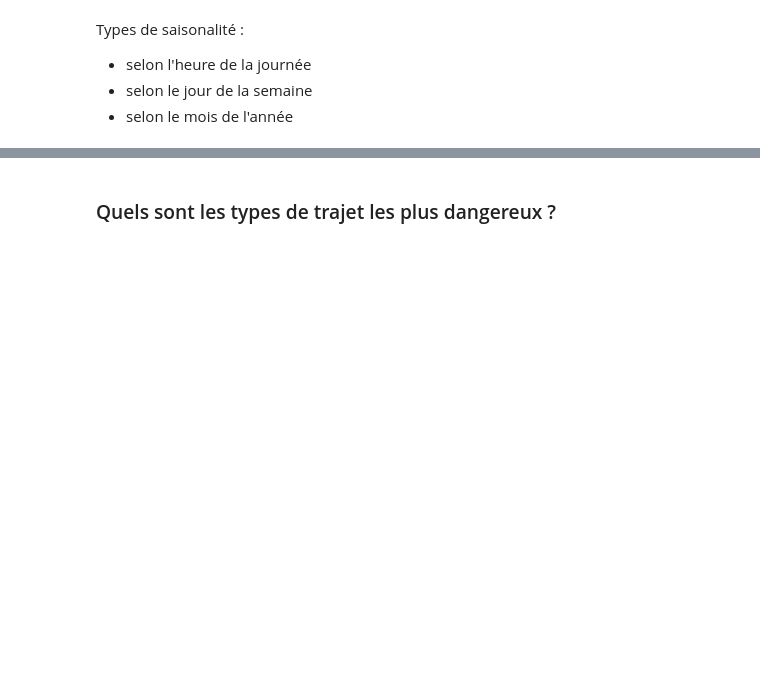
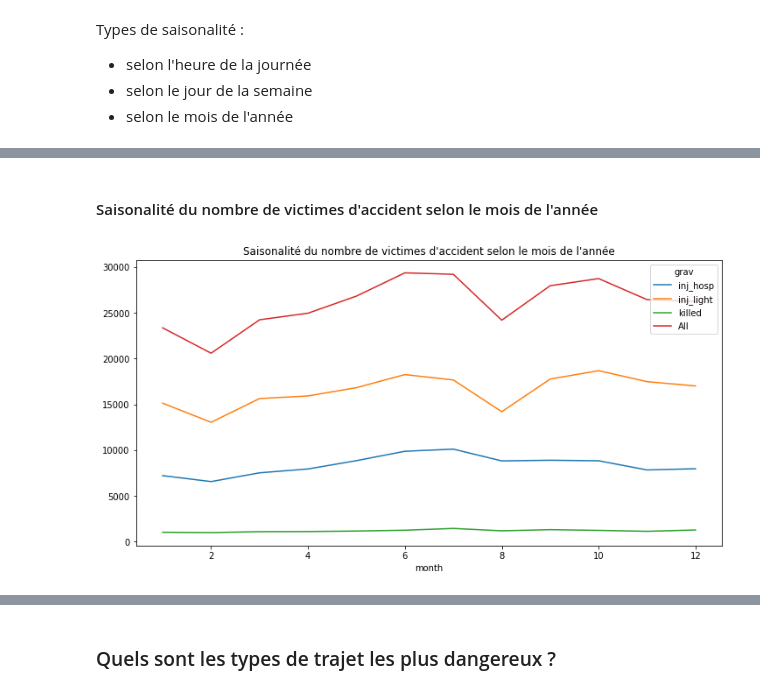
Before and after one commit to thomas-marquis/datascience-securite-routiere, a Jupyter notebook: notebooks/1.2-tm-accidents-exploration.ipynb, the cells around one changed output, grey strips where cells are left out. Saved outputs shown, nothing was run; the diff lists cells and outputs as text; code cells hidden in the pictures; blank space fills up the shorter version.

```diff
--- a/notebooks/1.2-tm-accidents-exploration.ipynb
+++ b/notebooks/1.2-tm-accidents-exploration.ipynb
@@ -406,20 +313,0 @@ format/carac.csv: 236756 lines loaded (18.52)Mb
-# %%
-import plotly.express as px
-
-acc = pd.merge(carac, usag, on='Num_Acc', how='inner')
-acc['age'] = acc['year'] - acc['an_nais']
-
-# px.bar(acc.groupby(by=['age', 'year', 'grav']).count().reset_index(),
-#        x='age', y='Num_Acc', facet_row='year', facet_col='grav')
-
-acc_by_age = acc\
-    .groupby(by=['age', 'year', 'grav'])\
-    .count()\
-    .reset_index()\
-    .loc[:, ['age', 'year', 'grav', 'Num_Acc']]\
-    .rename(columns={'Num_Acc': 'count'})
-acc_by_age['count'] = acc_by_age['count'].fillna(0)
-pd.crosstab(index=acc_by_age['age'], columns=acc_by_age['grav'],
-            values=acc_by_age['count'], aggfunc=sum)\
-    .drop(['safe'], axis=1)\
-    .plot.bar(stacked=True, color=['orange', 'yellow', 'red'])
@@ -434,7 +378,3 @@ Types de saisonalité :
 - selon l'heure de la journée
 - selon le jour de la semaine
 - selon le mois de l'année
-# %%
-usag = utils.get_dataset(get_path_interim('usag'), inter_dtypes.usag)
-carac = utils.get_dataset(get_path_interim('carac'), inter_dtypes.carac)
-acc = pd.merge(carac, usag, on='Num_Acc', how='inner')
@@ -455,0 +381,6 @@ AttributeError: ignored
+# %%
+users = utils.get_dataset(get_path_interim('users'), acc.dtypes('users'))
+caracs = utils.get_dataset(get_path_interim('caracs'), acc.dtypes('caracs'))
+
+victims = acc.build_victims_dataset(caracs, users)
+victims = victims.loc[victims['grav'] != 'safe', :]
@@ -455,0 +395,11 @@ AttributeError: ignored
+# %% [markdown]
+#### Saisonalité du nombre de victimes d'accident selon le mois de l'année
+# %%
+pd.crosstab(index=victims['month'],
+           columns=victims['grav'],
+           margins=True)\
+    .drop(['All'], axis=0)\
+    .plot.line(figsize=(12, 6), rot=0,
+               title="Saisonalité du nombre de victimes d'accident selon le mois de l'année")
+# %% [output]
+[figure, added]
```
Also changed, not shown: parts of 51 cells of this notebook, 18 other files.
